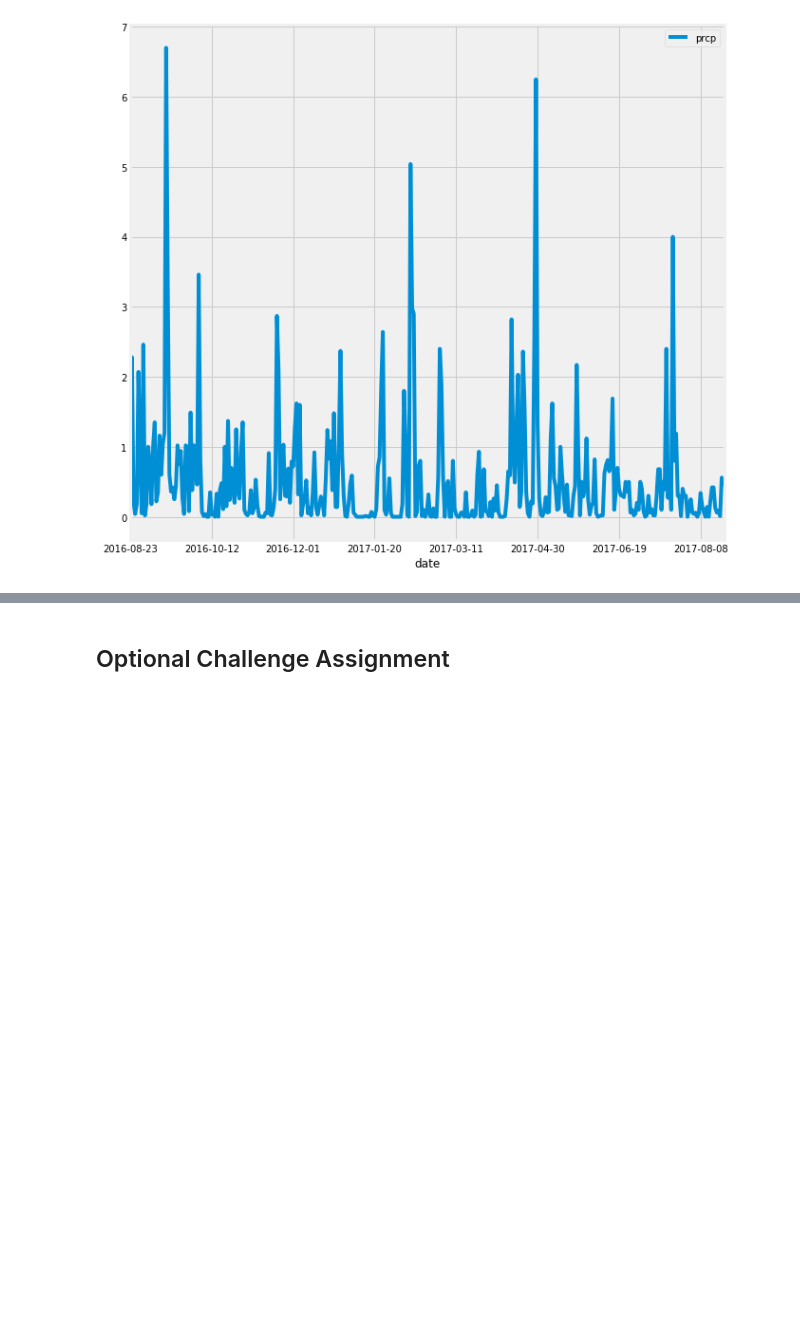
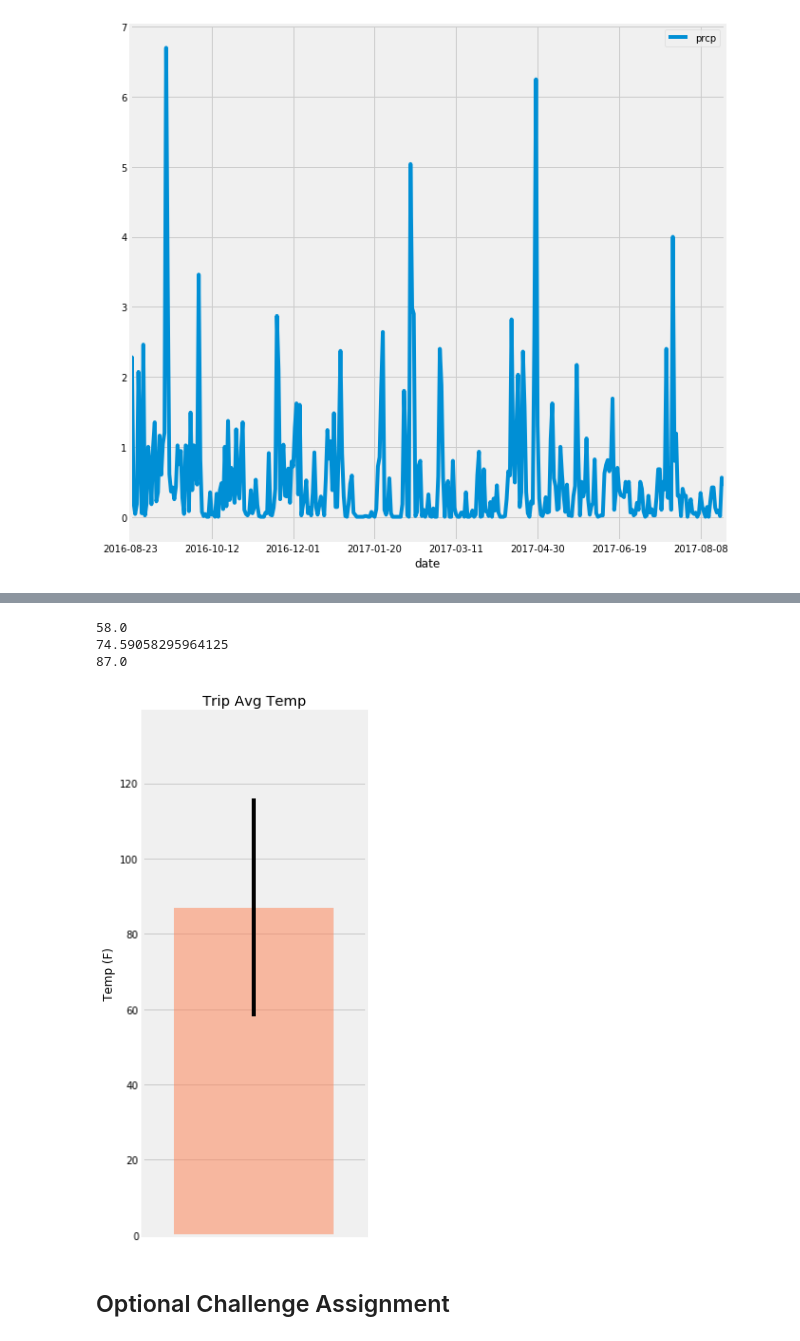
Before and after one commit to RandallPark/USCHomework, a Jupyter notebook: Homework8_SQLAlchemy/ross_climate_starter.ipynb, the cells around one changed output, grey strips where cells are left out. Cells and saved outputs as stored; diff of their text form; code cells hidden in the pictures; blank space fills up the shorter version.

```diff
--- a/Homework8_SQLAlchemy/ross_climate_starter.ipynb
+++ b/Homework8_SQLAlchemy/ross_climate_starter.ipynb
@@ -230,8 +298,31 @@ print(calc_temps('2016-08-23', '2017-08-23'))
+# %%
+tmin, tavg, tmax = calc_temps('2016-08-23', '2017-08-23')[0]
+print(tmin)
+print(tavg)
+print(tmax)
+# %% [output]
+58.0
+74.59058295964125
+87.0
 # %%
 # Plot the results from your previous query as a bar chart.
 # Use "Trip Avg Temp" as your Title
 # Use the average temperature for the y value
 # Use the peak-to-peak (tmax-tmin) value as the y error bar (yerr)
+
+#temp_df.plot(kind="bar", figsize=(10,10))
+
+fig, ax = plt.subplots(figsize=plt.figaspect(2.))
+xpos = 1
+yerr = tmax-tmin
+
+bar = ax.bar(xpos, tmax, yerr=yerr, alpha=0.5, color='coral', align="center")
+ax.set(xticks=range(xpos), title="Trip Avg Temp", ylabel="Temp (F)")
+ax.margins(.2, .2)
+fig.tight_layout()
+fig.show()
+# %% [output]
+[figure, added]
 # %%
 # Calculate the rainfall per weather station for your trip dates using the previous year's matching dates.
 # Sort this in descending order by precipitation amount and list the station, name, latitude, longitude, and elevation
```
Also changed, not shown: parts of 11 cells of this notebook, 7 other files.
